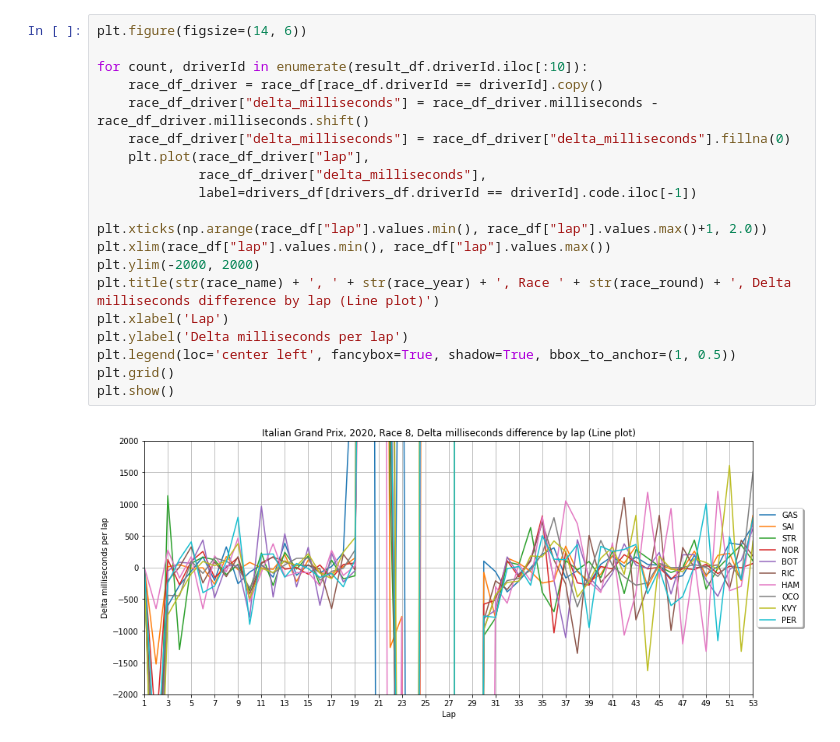
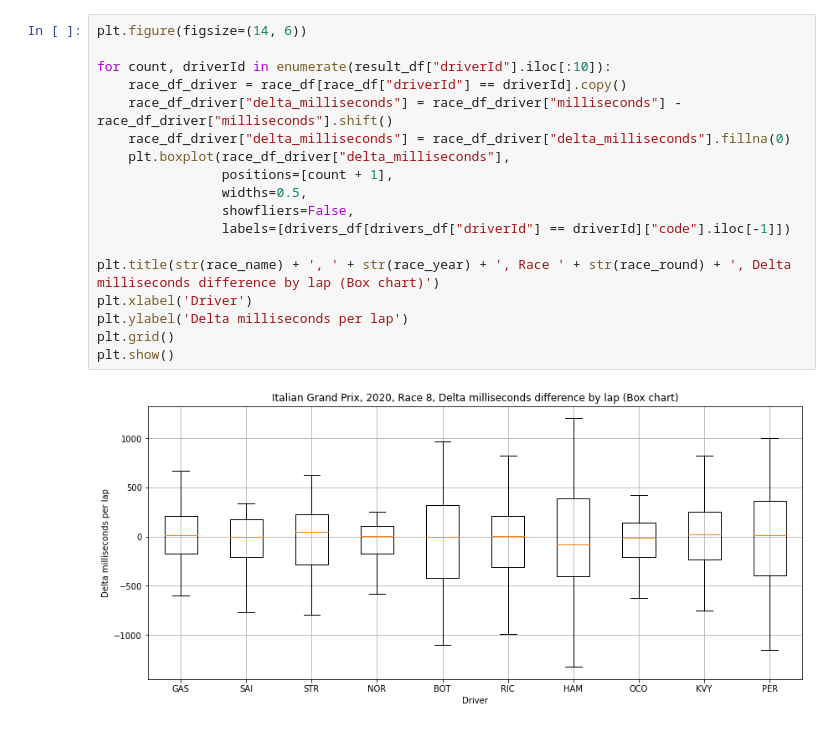
Before and after one commit to cnkndmr/formula1-data-analysis, a Jupyter notebook: src/delta_difference.ipynb, the cells around one changed output. Cells and saved outputs as stored; diff of their text form.

```diff
--- a/src/delta_difference.ipynb
+++ b/src/delta_difference.ipynb
@@ -45,22 +46,20 @@ plt.show()
 # %%
 plt.figure(figsize=(14, 6))
 
-for count, driverId in enumerate(result_df.driverId.iloc[:10]):
-    race_df_driver = race_df[race_df.driverId == driverId].copy()
-    race_df_driver["delta_milliseconds"] = race_df_driver.milliseconds - race_df_driver.milliseconds.shift()
+for count, driverId in enumerate(result_df["driverId"].iloc[:10]):
+    race_df_driver = race_df[race_df["driverId"] == driverId].copy()
+    race_df_driver["delta_milliseconds"] = race_df_driver["milliseconds"] - race_df_driver["milliseconds"].shift()
     race_df_driver["delta_milliseconds"] = race_df_driver["delta_milliseconds"].fillna(0)
-    plt.plot(race_df_driver["lap"],
-             race_df_driver["delta_milliseconds"],
-             label=drivers_df[drivers_df.driverId == driverId].code.iloc[-1])
+    plt.boxplot(race_df_driver["delta_milliseconds"],
+                positions=[count + 1],
+                widths=0.5,
+                showfliers=False,
+                labels=[drivers_df[drivers_df["driverId"] == driverId]["code"].iloc[-1]])
 
-plt.xticks(np.arange(race_df["lap"].values.min(), race_df["lap"].values.max()+1, 2.0))
-plt.xlim(race_df["lap"].values.min(), race_df["lap"].values.max())
-plt.ylim(-2000, 2000)
-plt.title(str(race_name) + ', ' + str(race_year) + ', Race ' + str(race_round) + ', Delta milliseconds difference by lap (Line plot)')
-plt.xlabel('Lap')
+plt.title(str(race_name) + ', ' + str(race_year) + ', Race ' + str(race_round) + ', Delta milliseconds difference by lap (Box chart)')
+plt.xlabel('Driver')
 plt.ylabel('Delta milliseconds per lap')
-plt.legend(loc='center left', fancybox=True, shadow=True, bbox_to_anchor=(1, 0.5))
 plt.grid()
 plt.show()
 # %% [output]
-[figure, old version]
+[figure, new version]
```
Also changed, not shown: parts of 2 cells of this notebook.
